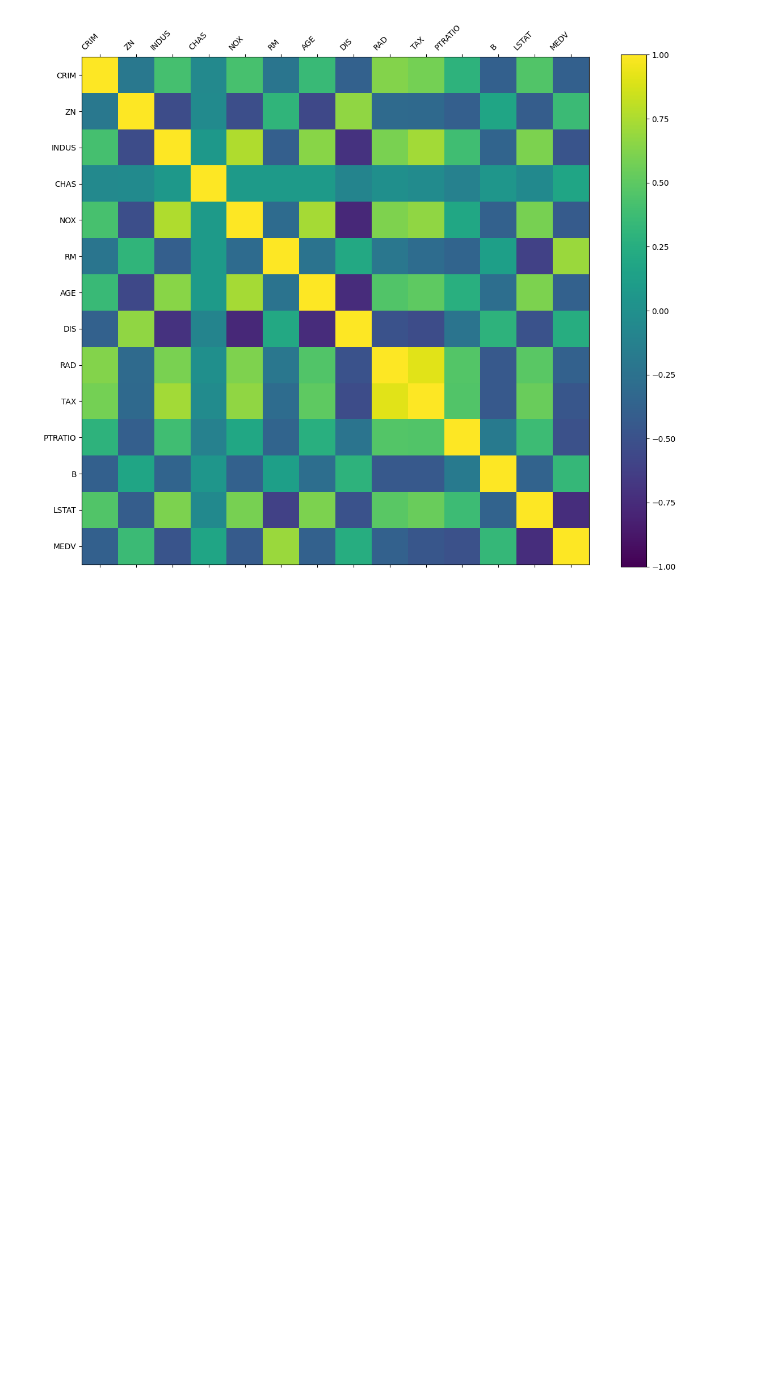
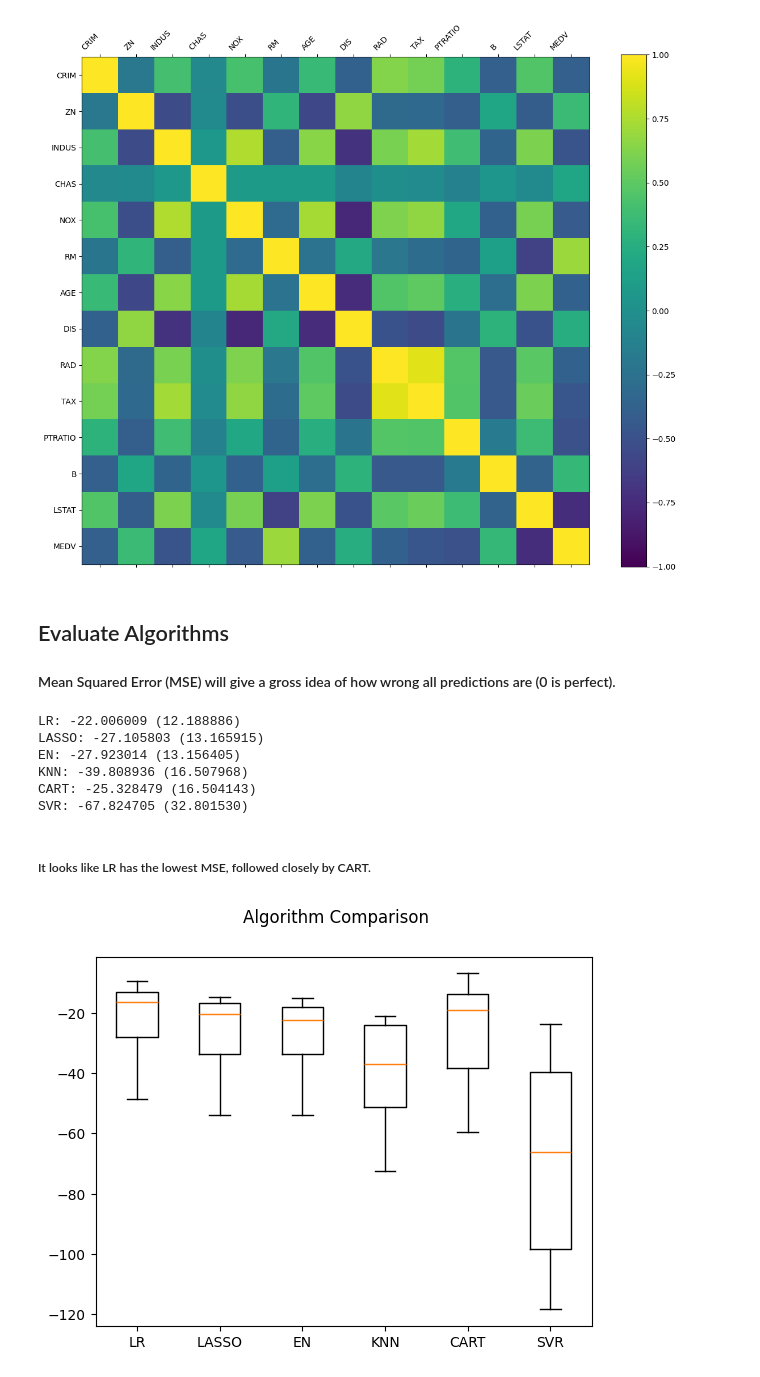
Before and after one commit to kabirolawore/boston_dataset, a Jupyter notebook: house_price_ds.ipynb, the cells around one changed output. Drawn from its saved outputs; the diff is of its cells as text; code cells hidden in the pictures; blank space fills up the shorter version.

```diff
--- a/house_price_ds.ipynb
+++ b/house_price_ds.ipynb
@@ -195,3 +195,63 @@ plt.tight_layout()  # Adjust the layout
 plt.show()
 # %% [output]
 [figure]
+# %%
+# Split-out validation dataset
+array = dataset.values
+X = array[:,0:13]
+Y = array[:,13]
+
+validation_size = 0.20
+seed = 7
+
+X_train, X_validation, Y_train, Y_validation = train_test_split(X, Y,
+                            test_size=validation_size, random_state=seed)
+# %% [markdown]
+## Evaluate Algorithms
+
+#### Mean Squared Error (MSE) will give a gross idea of how wrong all predictions are (0 is perfect).
+# %%
+# Test options and evaluation metric
+num_folds = 10
+seed = 7
+scoring = 'neg_mean_squared_error'
+# %%
+# Spot-Check Algorithms
+models = []
+models.append(('LR', LinearRegression()))
+models.append(('LASSO', Lasso()))
+models.append(('EN', ElasticNet()))
+models.append(('KNN', KNeighborsRegressor()))
+models.append(('CART', DecisionTreeRegressor()))
+models.append(('SVR', SVR()))
+# %%
+# evaluate each model in turn
+results = []
+names = []
+
+for name, model in models:
+    kfold = KFold(n_splits=num_folds, random_state=seed, shuffle=True)
+    cv_results = cross_val_score(model, X_train, Y_train, cv=kfold, scoring=scoring)
+    results.append(cv_results)
+    names.append(name)
+    msg = "%s: %f (%f)" % (name, cv_results.mean(), cv_results.std())
+    print(msg)
+# %% [output]
+LR: -22.006009 (12.188886)
+LASSO: -27.105803 (13.165915)
+EN: -27.923014 (13.156405)
+KNN: -39.808936 (16.507968)
+CART: -25.328479 (16.504143)
+SVR: -67.824705 (32.801530)
+# %% [markdown]
+##### It looks like LR has the lowest MSE, followed closely by CART.
+# %%
+# Compare Algorithms
+fig = plt.figure()
+fig.suptitle('Algorithm Comparison')
+ax = fig.add_subplot(111)
+plt.boxplot(results)
+ax.set_xticklabels(names)
+plt.show()
+# %% [output]
+[figure, added]
```
Also changed, not shown: parts of 1 cell of this notebook.
